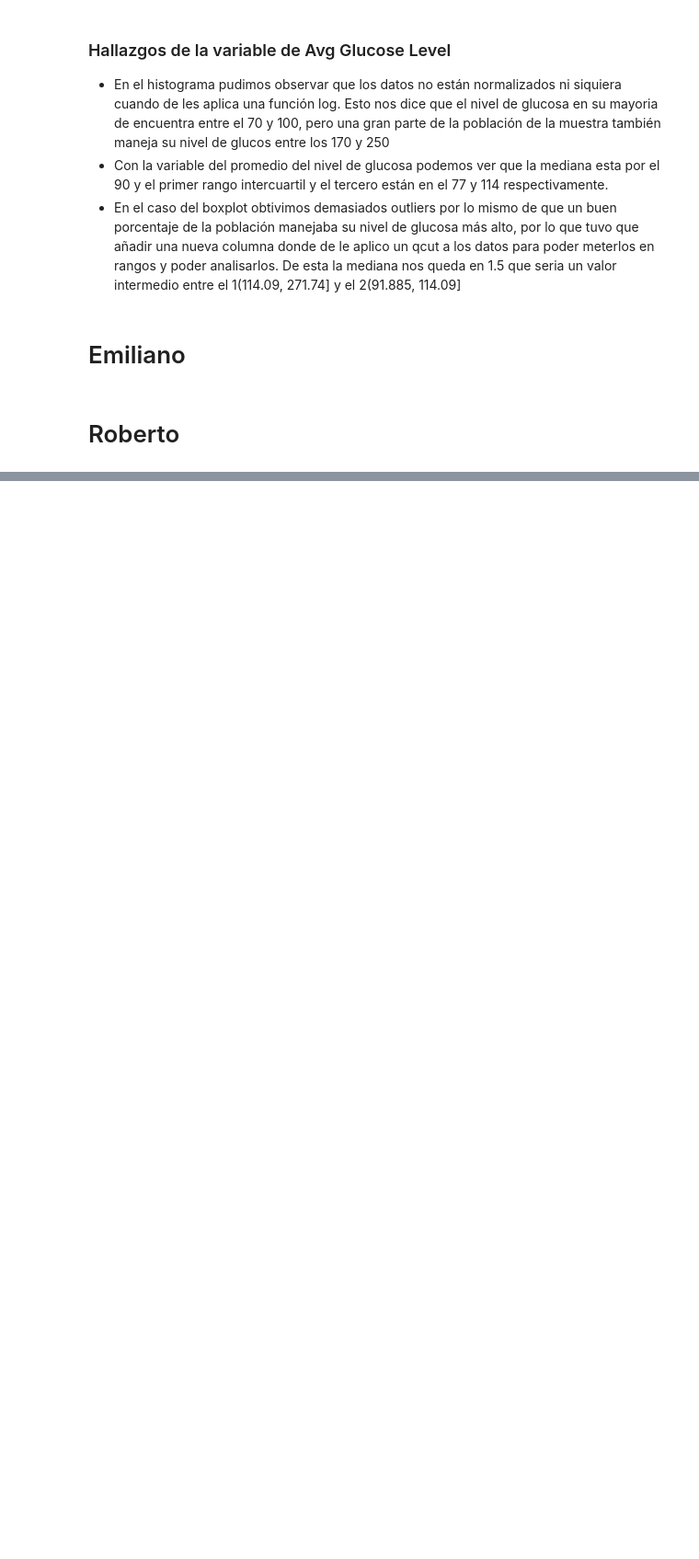
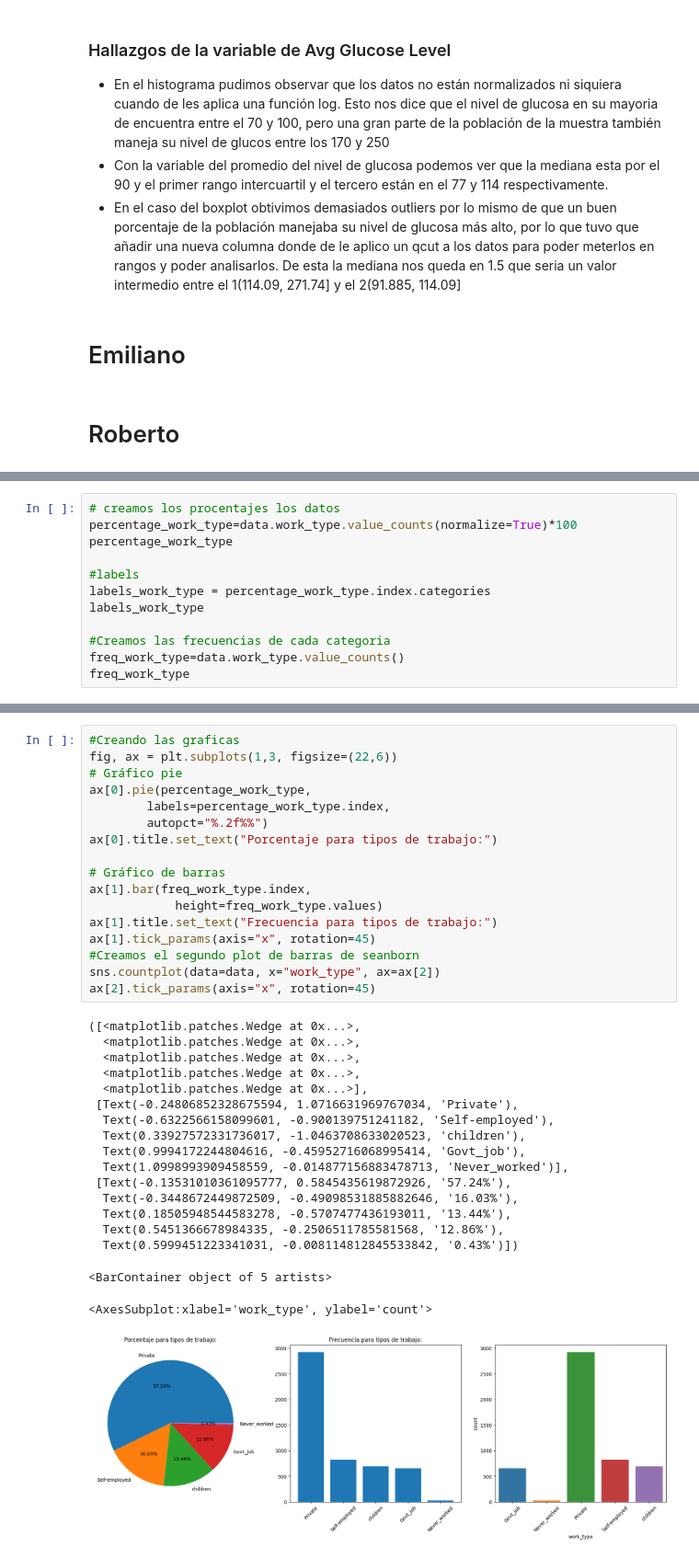
Before and after one commit to SamQuintero/PAD, a Jupyter notebook: analisis.ipynb, the cells around one changed output, grey strips where cells are left out. Shown at 92% size. Drawn from its saved outputs; the diff is of its cells as text; blank space fills up the shorter version.

```diff
--- a/analisis.ipynb
+++ b/analisis.ipynb
@@ -603,0 +696,12 @@ sns.histplot(data=data, x="avg_glucose_level", hue='avg_glucose_bn',kde=True, el
+# %%
+# creamos los procentajes los datos
+percentage_work_type=data.work_type.value_counts(normalize=True)*100
+percentage_work_type
+
+#labels
+labels_work_type = percentage_work_type.index.categories
+labels_work_type
+
+#Creamos las frecuencias de cada categoria
+freq_work_type=data.work_type.value_counts()
+freq_work_type
@@ -603,0 +732,36 @@ sns.histplot(data=data, x="avg_glucose_level", hue='avg_glucose_bn',kde=True, el
+# %%
+#Creando las graficas
+fig, ax = plt.subplots(1,3, figsize=(22,6))
+# Gráfico pie
+ax[0].pie(percentage_work_type,
+        labels=percentage_work_type.index,
+        autopct="%.2f%%")
+ax[0].title.set_text("Porcentaje para tipos de trabajo:")
+
+# Gráfico de barras
+ax[1].bar(freq_work_type.index,
+            height=freq_work_type.values)
+ax[1].title.set_text("Frecuencia para tipos de trabajo:")
+ax[1].tick_params(axis="x", rotation=45)
+#Creamos el segundo plot de barras de seanborn
+sns.countplot(data=data, x="work_type", ax=ax[2])
+ax[2].tick_params(axis="x", rotation=45)
+# %% [output]
+([<matplotlib.patches.Wedge at 0x...>,
+  <matplotlib.patches.Wedge at 0x...>,
+  <matplotlib.patches.Wedge at 0x...>,
+  <matplotlib.patches.Wedge at 0x...>,
+  <matplotlib.patches.Wedge at 0x...>],
+ [Text(-0.24806852328675594, 1.0716631969767034, 'Private'),
+  Text(-0.6322566158099601, -0.900139751241182, 'Self-employed'),
+  Text(0.33927572331736017, -1.0463708633020523, 'children'),
+  Text(0.9994172244804616, -0.45952716068995414, 'Govt_job'),
+  Text(1.0998993909458559, -0.014877156883478713, 'Never_worked')],
+ [Text(-0.13531010361095777, 0.5845435619872926, '57.24%'),
+  Text(-0.3448672449872509, -0.49098531885882646, '16.03%'),
+  Text(0.18505948544583278, -0.5707477436193011, '13.44%'),
+  Text(0.5451366678984335, -0.2506511785581568, '12.86%'),
+  Text(0.5999451223341031, -0.008114812845533842, '0.43%')])
+<BarContainer object of 5 artists>
+<AxesSubplot:xlabel='work_type', ylabel='count'>
+[figure, added]
```
Also changed, not shown: parts of 14 cells of this notebook.
